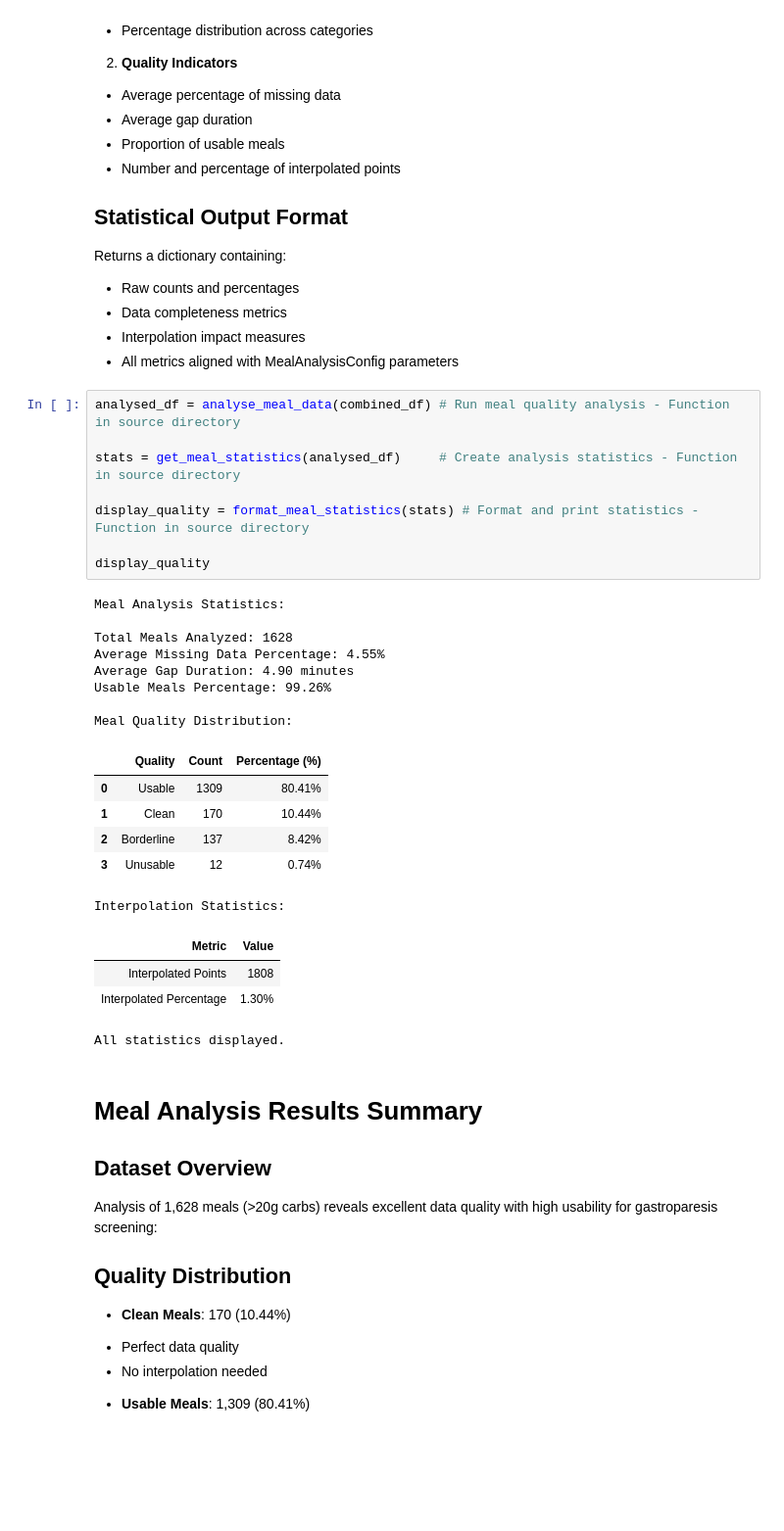
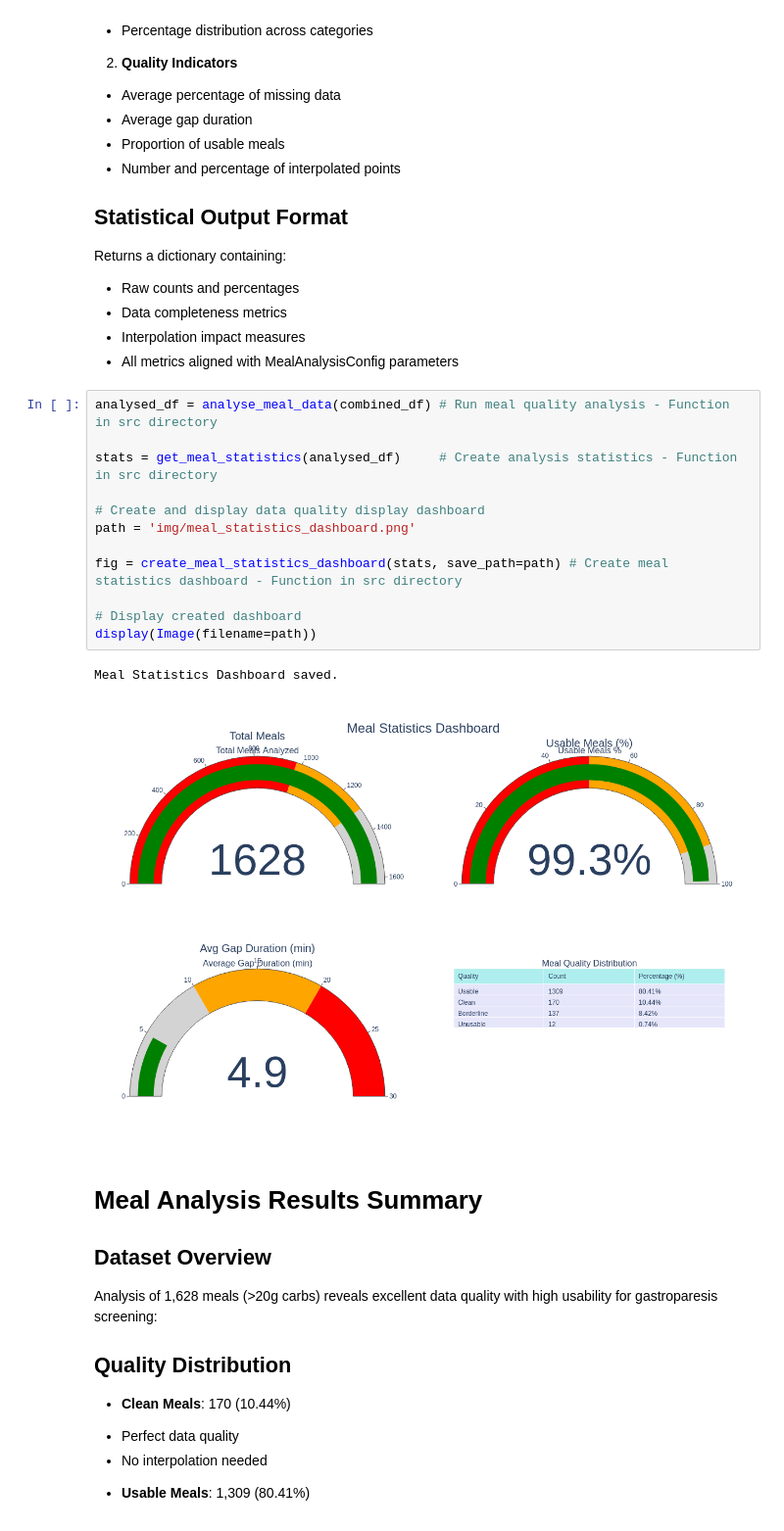
Before and after one commit to Warren8824/cgm-data-processor, a Jupyter notebook: notebooks/examples/x_gastro_eda.ipynb, the cells around one changed output. Shown at 98% size. Saved outputs shown, nothing was run; the diff lists cells and outputs as text; blank space fills up the shorter version.

```diff
--- a/notebooks/examples/x_gastro_eda.ipynb
+++ b/notebooks/examples/x_gastro_eda.ipynb
@@ -832,32 +833,20 @@ Returns a dictionary containing:
 - Interpolation impact measures
 - All metrics aligned with MealAnalysisConfig parameters
 # %%
-analysed_df = analyse_meal_data(combined_df) # Run meal quality analysis - Function in source directory
+analysed_df = analyse_meal_data(combined_df) # Run meal quality analysis - Function in src directory
 
-stats = get_meal_statistics(analysed_df)     # Create analysis statistics - Function in source directory
+stats = get_meal_statistics(analysed_df)     # Create analysis statistics - Function in src directory
 
-display_quality = format_meal_statistics(stats) # Format and print statistics - Function in source directory
+# Create and display data quality display dashboard
+path = 'img/meal_statistics_dashboard.png'
 
-display_quality
+fig = create_meal_statistics_dashboard(stats, save_path=path) # Create meal statistics dashboard - Function in src directory
+
+# Display created dashboard
+display(Image(filename=path))
 # %% [output]
-Meal Analysis Statistics:
-
-Total Meals Analyzed: 1628
-Average Missing Data Percentage: 4.55%
-Average Gap Duration: 4.90 minutes
-Usable Meals Percentage: 99.26%
-
-Meal Quality Distribution:
+Meal Statistics Dashboard saved.
-|  | Quality | Count | Percentage (%) |
-| 0 | Usable | 1309 | 80.41% |
-| 1 | Clean | 170 | 10.44% |
-| 2 | Borderline | 137 | 8.42% |
-| 3 | Unusable | 12 | 0.74% |
-Interpolation Statistics:
-| Metric | Value |
-| Interpolated Points | 1808 |
-| Interpolated Percentage | 1.30% |
-All statistics displayed.
+[figure, added]
 # %% [markdown]
 # Meal Analysis Results Summary
 
```
Also changed, not shown: parts of 3 cells of this notebook, 3 other files.
